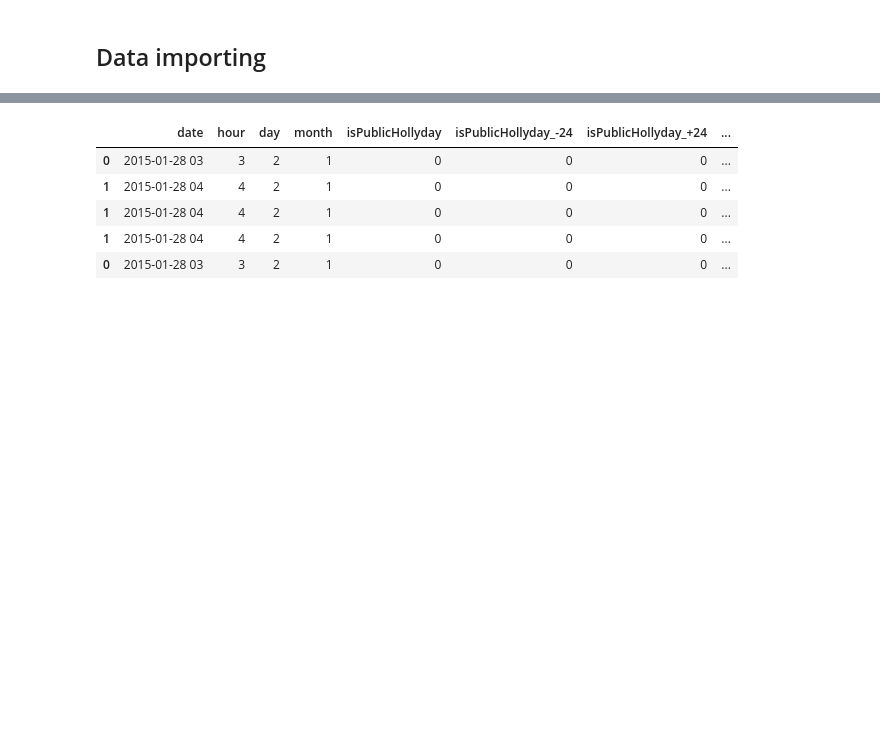
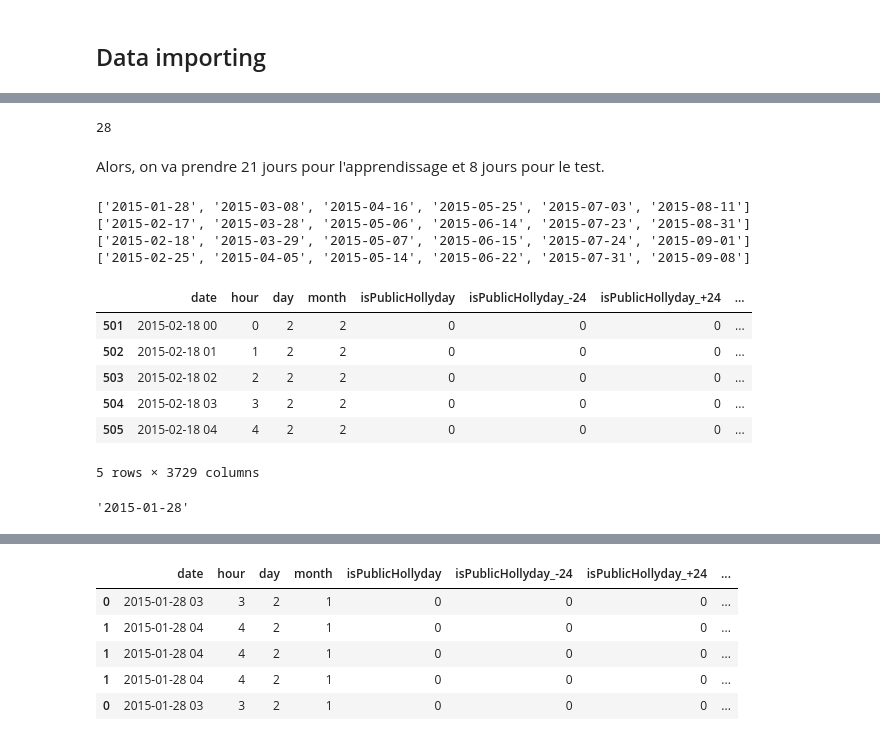
Before and after one commit to MGIMM/Predict-pollution-in-an-asian-megacity, a Jupyter notebook: Lasso for NO2.ipynb, the cells around one changed output, grey strips where cells are left out. Drawn from its saved outputs; the diff is of its cells as text; code cells hidden in the pictures; blank space fills up the shorter version.

```diff
--- a/Lasso for NO2.ipynb
+++ b/Lasso for NO2.ipynb
@@ -11,0 +14,2 @@ Xtrain,Ytrain,Xtest,VarNames = DataImporting()
+# %%
+date_train_list = sorted(list(set([DataSample(Xtrain,"NO2",keep_date= True).date.values[i].split(' ')[0] for i in range(4031)])))
@@ -11,0 +18,22 @@ Xtrain,Ytrain,Xtest,VarNames = DataImporting()
+# %%
+start = '2015-03-08'
+end = '2015-04-05'
+date_train_list.index(end) - date_train_list.index(start)
+# %% [output]
+28
+# %% [markdown]
+Alors, on va prendre 21 jours pour l'apprendissage et 8 jours pour le test.
+# %%
+date_train_end = [date_train_list[i] for i in range(20,len(date_train_list),29)]
+date_train_start = [date_train_list[i] for i in range(0,len(date_train_list),29)]
+print date_train_start
+print date_train_end
+date_test_end = [date_train_list[i] for i in range(28,len(date_train_list),29)]
+date_test_start = [date_train_list[i] for i in range(21,len(date_train_list),29)]
+print date_test_start
+print date_test_end
+# %% [output]
+['2015-01-28', '2015-03-08', '2015-04-16', '2015-05-25', '2015-07-03', '2015-08-11']
+['2015-02-17', '2015-03-28', '2015-05-06', '2015-06-14', '2015-07-23', '2015-08-31']
+['2015-02-18', '2015-03-29', '2015-05-07', '2015-06-15', '2015-07-24', '2015-09-01']
+['2015-02-25', '2015-04-05', '2015-05-14', '2015-06-22', '2015-07-31', '2015-09-08']
@@ -11,0 +43,23 @@ Xtrain,Ytrain,Xtest,VarNames = DataImporting()
+# %%
+date_pds =[Xtrain.date.values[i].split(' ')[0] for i in range(len(Xtrain))]
+bloc = 0
+def TestDataSpliter(data,bloc,type = "train"):
+    train_index = [i for i in range(len(Xtrain)) if date_pds[i]>=date_train_start[bloc] and date_pds[i]<=date_train_end[bloc] ]
+    test_index = [i for i in range(len(Xtrain)) if date_pds[i]>=date_test_start[bloc] and date_pds[i]<=date_test_end[bloc] ]
+    if type == "train":
+        return data.iloc[train_index,:]
+    if type == "test":
+        return data.iloc[test_index,:]
+TestDataSpliter(Xtrain,bloc = 0,type = "test").head()
+# %% [output]
+|  | date | hour | day | month | isPublicHollyday | isPublicHollyday_-24 | isPublicHollyday_+24 | ... |
+| 501 | 2015-02-18 00 | 0 | 2 | 2 | 0 | 0 | 0 | ... |
+| 502 | 2015-02-18 01 | 1 | 2 | 2 | 0 | 0 | 0 | ... |
+| 503 | 2015-02-18 02 | 2 | 2 | 2 | 0 | 0 | 0 | ... |
+| 504 | 2015-02-18 03 | 3 | 2 | 2 | 0 | 0 | 0 | ... |
+| 505 | 2015-02-18 04 | 4 | 2 | 2 | 0 | 0 | 0 | ... |
+5 rows × 3729 columns
+# %%
+date_train_start[0]
+# %% [output]
+'2015-01-28'
```
Also changed, not shown: parts of 19 cells of this notebook.
